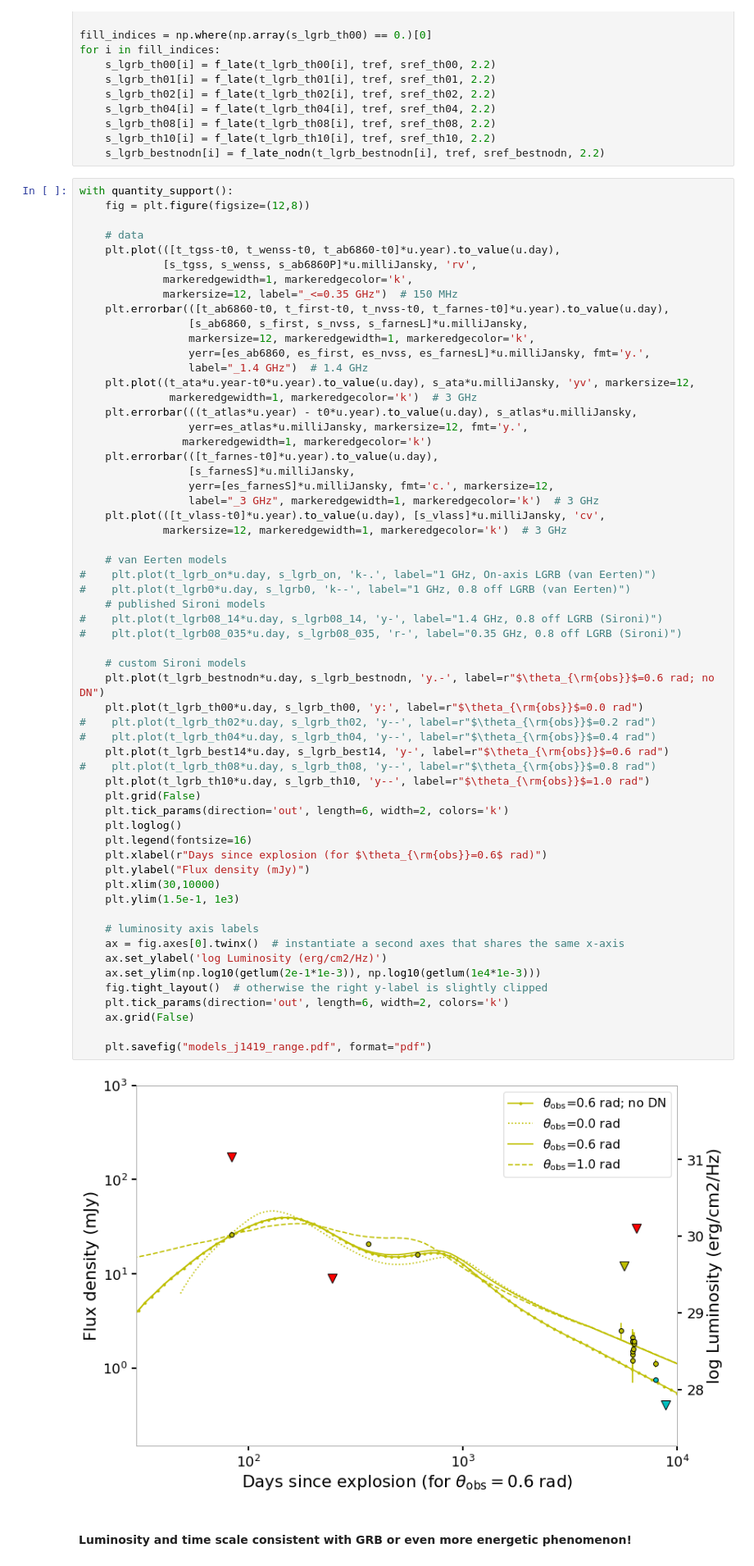
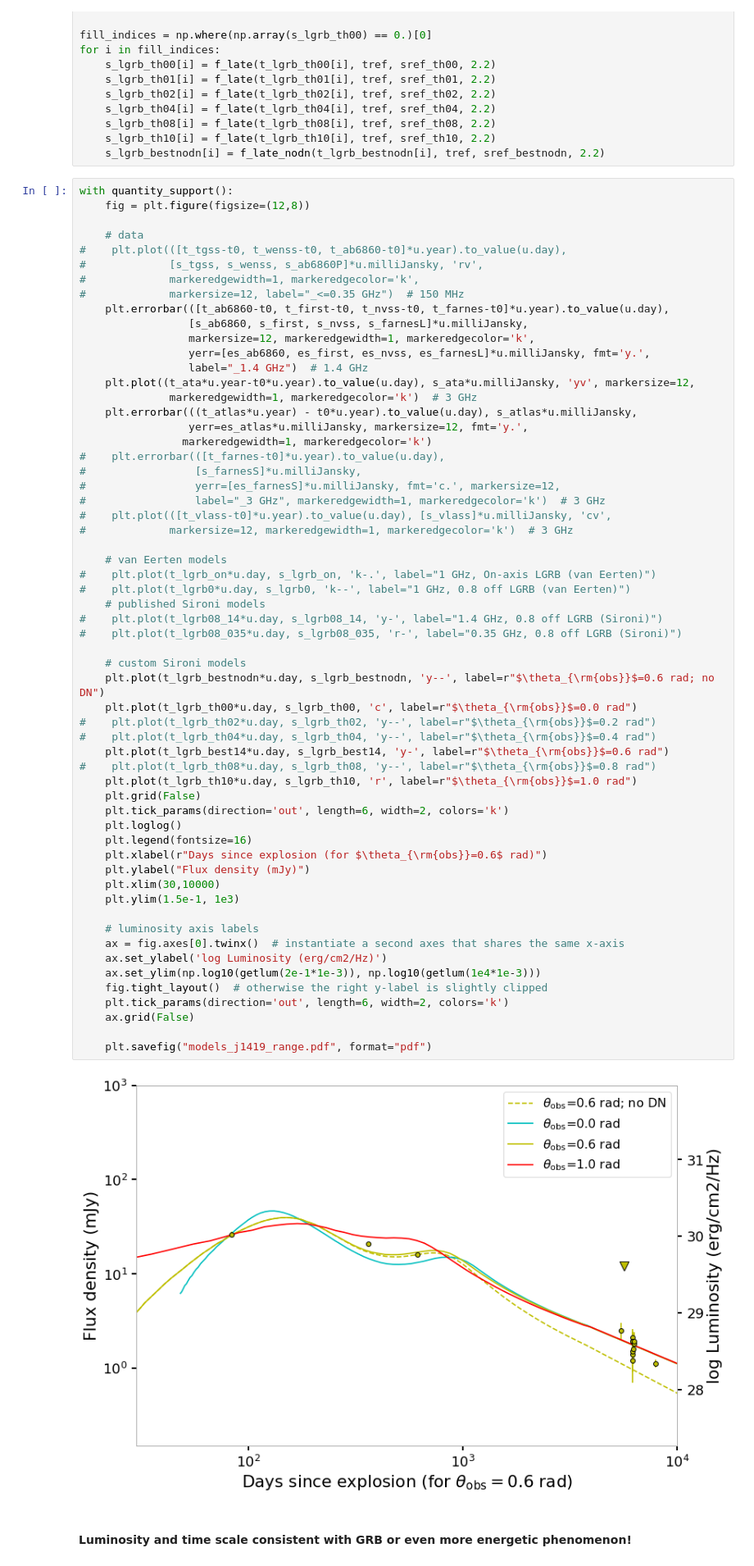
Before and after one commit to caseyjlaw/vlass_query, a Jupyter notebook: J141918.855+394036.03.ipynb, the cells around one changed output. Shown at 82% size. Saved outputs shown, nothing was run; the diff lists cells and outputs as text.

```diff
--- a/J141918.855+394036.03.ipynb
+++ b/J141918.855+394036.03.ipynb
@@ -708,10 +708,10 @@ with quantity_support():
     fig = plt.figure(figsize=(12,8))
 
     # data
-    plt.plot(([t_tgss-t0, t_wenss-t0, t_ab6860-t0]*u.year).to_value(u.day),
-             [s_tgss, s_wenss, s_ab6860P]*u.milliJansky, 'rv',
-             markeredgewidth=1, markeredgecolor='k',
-             markersize=12, label="_<=0.35 GHz")  # 150 MHz
+#    plt.plot(([t_tgss-t0, t_wenss-t0, t_ab6860-t0]*u.year).to_value(u.day),
+#             [s_tgss, s_wenss, s_ab6860P]*u.milliJansky, 'rv',
+#             markeredgewidth=1, markeredgecolor='k',
+#             markersize=12, label="_<=0.35 GHz")  # 150 MHz
     plt.errorbar(([t_ab6860-t0, t_first-t0, t_nvss-t0, t_farnes-t0]*u.year).to_value(u.day),
                  [s_ab6860, s_first, s_nvss, s_farnesL]*u.milliJansky,
                  markersize=12, markeredgewidth=1, markeredgecolor='k',
@@ -722,48 +722,48 @@ with quantity_support():
     plt.errorbar(((t_atlas*u.year) - t0*u.year).to_value(u.day), s_atlas*u.milliJansky,
                  yerr=es_atlas*u.milliJansky, markersize=12, fmt='y.',
                 markeredgewidth=1, markeredgecolor='k')
-    plt.errorbar(([t_farnes-t0]*u.year).to_value(u.day),
-                 [s_farnesS]*u.milliJansky,
-                 yerr=[es_farnesS]*u.milliJansky, fmt='c.', markersize=12,
-                 label="_3 GHz", markeredgewidth=1, markeredgecolor='k')  # 3 GHz
-    plt.plot(([t_vlass-t0]*u.year).to_value(u.day), [s_vlass]*u.milliJansky, 'cv',
-             markersize=12, markeredgewidth=1, markeredgecolor='k')  # 3 GHz
+#    plt.errorbar(([t_farnes-t0]*u.year).to_value(u.day),
+#                 [s_farnesS]*u.milliJansky,
+#                 yerr=[es_farnesS]*u.milliJansky, fmt='c.', markersize=12,
+#                 label="_3 GHz", markeredgewidth=1, markeredgecolor='k')  # 3 GHz
+#    plt.plot(([t_vlass-t0]*u.year).to_value(u.day), [s_vlass]*u.milliJansky, 'cv',
+#             markersize=12, markeredgewidth=1, markeredgecolor='k')  # 3 GHz
 
     # van Eerten models
 #    plt.plot(t_lgrb_on*u.day, s_lgrb_on, 'k-.', label="1 GHz, On-axis LGRB (van Eerten)")
 #    plt.plot(t_lgrb0*u.day, s_lgrb0, 'k--', label="1 GHz, 0.8 off LGRB (van Eerten)")
     # published Sironi models
 #    plt.plot(t_lgrb08_14*u.day, s_lgrb08_14, 'y-', label="1.4 GHz, 0.8 off LGRB (Sironi)")
 #    plt.plot(t_lgrb08_035*u.day, s_lgrb08_035, 'r-', label="0.35 GHz, 0.8 off LGRB (Sironi)")
 
     # custom Sironi models
-    plt.plot(t_lgrb_bestnodn*u.day, s_lgrb_bestnodn, 'y.-', label=r"$\theta_{\rm{obs}}$=0.6 rad; no DN")
-    plt.plot(t_lgrb_th00*u.day, s_lgrb_th00, 'y:', label=r"$\theta_{\rm{obs}}$=0.0 rad")
+    plt.plot(t_lgrb_bestnodn*u.day, s_lgrb_bestnodn, 'y--', label=r"$\theta_{\rm{obs}}$=0.6 rad; no DN")
+    plt.plot(t_lgrb_th00*u.day, s_lgrb_th00, 'c', label=r"$\theta_{\rm{obs}}$=0.0 rad")
 #    plt.plot(t_lgrb_th02*u.day, s_lgrb_th02, 'y--', label=r"$\theta_{\rm{obs}}$=0.2 rad")
 #    plt.plot(t_lgrb_th04*u.day, s_lgrb_th04, 'y--', label=r"$\theta_{\rm{obs}}$=0.4 rad")
     plt.plot(t_lgrb_best14*u.day, s_lgrb_best14, 'y-', label=r"$\theta_{\rm{obs}}$=0.6 rad")
 #    plt.plot(t_lgrb_th08*u.day, s_lgrb_th08, 'y--', label=r"$\theta_{\rm{obs}}$=0.8 rad")
-    plt.plot(t_lgrb_th10*u.day, s_lgrb_th10, 'y--', label=r"$\theta_{\rm{obs}}$=1.0 rad")
+    plt.plot(t_lgrb_th10*u.day, s_lgrb_th10, 'r', label=r"$\theta_{\rm{obs}}$=1.0 rad")
     plt.grid(False)
     plt.tick_params(direction='out', length=6, width=2, colors='k')
     plt.loglog()
     plt.legend(fontsize=16)
     plt.xlabel(r"Days since explosion (for $\theta_{\rm{obs}}=0.6$ rad)")
     plt.ylabel("Flux density (mJy)")
     plt.xlim(30,10000)
     plt.ylim(1.5e-1, 1e3)
 
     # luminosity axis labels
     ax = fig.axes[0].twinx()  # instantiate a second axes that shares the same x-axis
     ax.set_ylabel('log Luminosity (erg/cm2/Hz)')
     ax.set_ylim(np.log10(getlum(2e-1*1e-3)), np.log10(getlum(1e4*1e-3)))
     fig.tight_layout()  # otherwise the right y-label is slightly clipped
     plt.tick_params(direction='out', length=6, width=2, colors='k')
     ax.grid(False)
 
     plt.savefig("models_j1419_range.pdf", format="pdf")
 # %% [output]
-[figure, old version]
+[figure, new version]
 # %% [markdown]
 #### Luminosity and time scale consistent with GRB or even more energetic phenomenon!
 # %%
```
